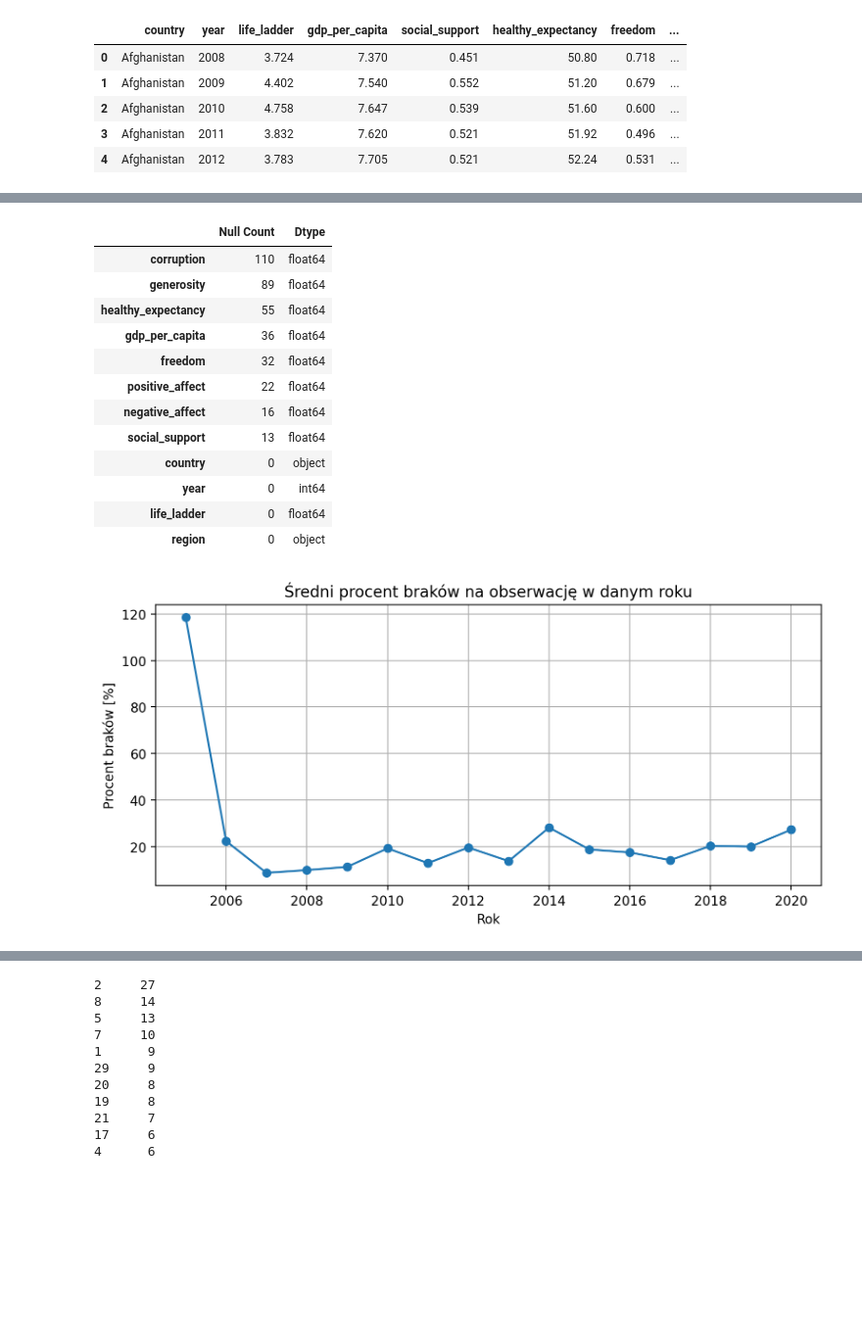
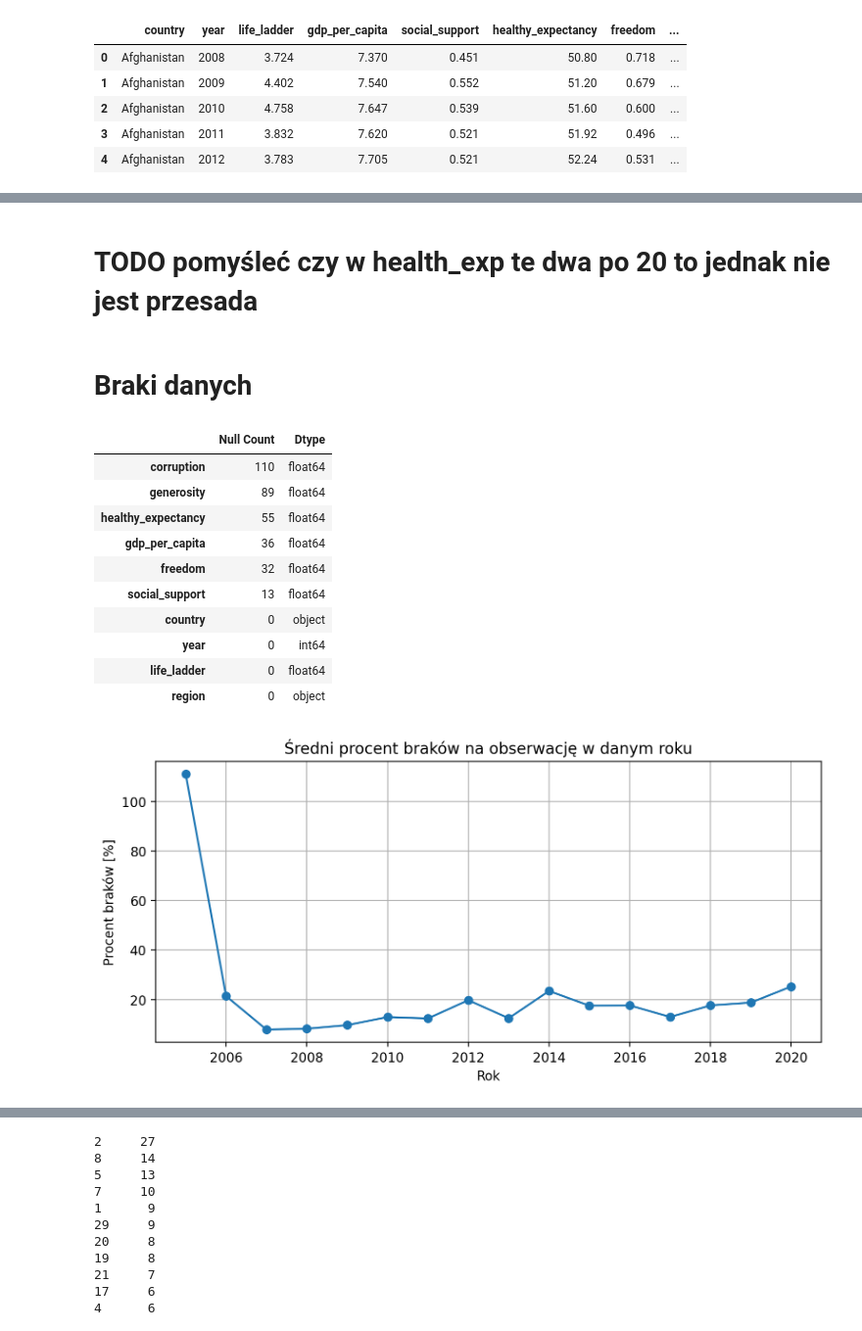
Before and after one commit to lukaszkortals/sad_proj, a Jupyter notebook: notebooks/01_wprowadzenie_i_czyszczenie.ipynb, the cells around one changed output, grey strips where cells are left out. Shown at 98% size. Cells and saved outputs as stored; diff of their text form; code cells hidden in the pictures; blank space fills up the shorter version.

```diff
--- a/notebooks/01_wprowadzenie_i_czyszczenie.ipynb
+++ b/notebooks/01_wprowadzenie_i_czyszczenie.ipynb
@@ -55,6 +55,9 @@ df.rename(columns={'Positive affect': 'positive_affect'}, inplace=True)
 df.rename(columns={'Negative affect': 'negative_affect'}, inplace=True)
 df.rename(columns={'Region': 'region'}, inplace=True)
 
+# usunięcie zbędnych kolumn
+df.drop(columns=['positive_affect', 'negative_affect'], inplace=True)
+
 df.head()
 # %% [output]
 |  | country | year | life_ladder | gdp_per_capita | social_support | healthy_expectancy | freedom | ... |
@@ -110,7 +218,11 @@ outlier_df
+# %% [markdown]
+# TODO pomyśleć czy w health_exp te dwa po 20 to jednak nie jest przesada
+# %% [markdown]
+# Braki danych
 # %%
 # Sprawdzam ilość brakujących wartości w kolumnach
 df_summary = pd.DataFrame({
-    "Null Count": df.isnull().sum(),
+    "Null Count": df.isna().sum(),
     "Dtype": df.dtypes
 }).sort_values("Null Count", ascending=False)
 df_summary
@@ -121,8 +233,6 @@ df_summary
 | healthy_expectancy | 55 | float64 |
 | gdp_per_capita | 36 | float64 |
 | freedom | 32 | float64 |
-| positive_affect | 22 | float64 |
-| negative_affect | 16 | float64 |
 | social_support | 13 | float64 |
 | country | 0 | object |
 | year | 0 | int64 |
@@ -130,30 +240,30 @@ df_summary
 | region | 0 | object |
 # %%
 # Zliczenie liczby braków w każdej obserwacji
-df['missing_per_row'] = df.isnull().sum(axis=1)
+df['missing_per_row'] = df.isna().sum(axis=1)
 
 # Obliczenie średniej liczby braków na obserwację w danym roku
 mean_missing_by_year = df.groupby('year')['missing_per_row'].mean()
 
 # Obliczenie procentu braków w danym roku
 percent_missing_by_year = df.groupby('year')['missing_per_row'].sum() / df.groupby('year').size() * 100
 
 # Połączenie do jednego DataFrame
 missing_summary = pd.DataFrame({
     'avg_missing_per_row': mean_missing_by_year,
     'percent_missing': percent_missing_by_year
 }).reset_index()
 
 plt.figure(figsize=(8, 4))
 plt.plot(missing_summary['year'], missing_summary['percent_missing'], marker='o')
 plt.title('Średni procent braków na obserwację w danym roku')
 plt.xlabel('Rok')
 plt.ylabel('Procent braków [%]')
 plt.grid(True)
 plt.tight_layout()
 plt.show()
 # %% [output]
-[figure, old version]
+[figure, new version]
 # %%
 # sprawdzenie rozkładu braków w danych
 sns.heatmap(df.isna());
```
Also changed, not shown: parts of 24 cells of this notebook, 1 other file.
